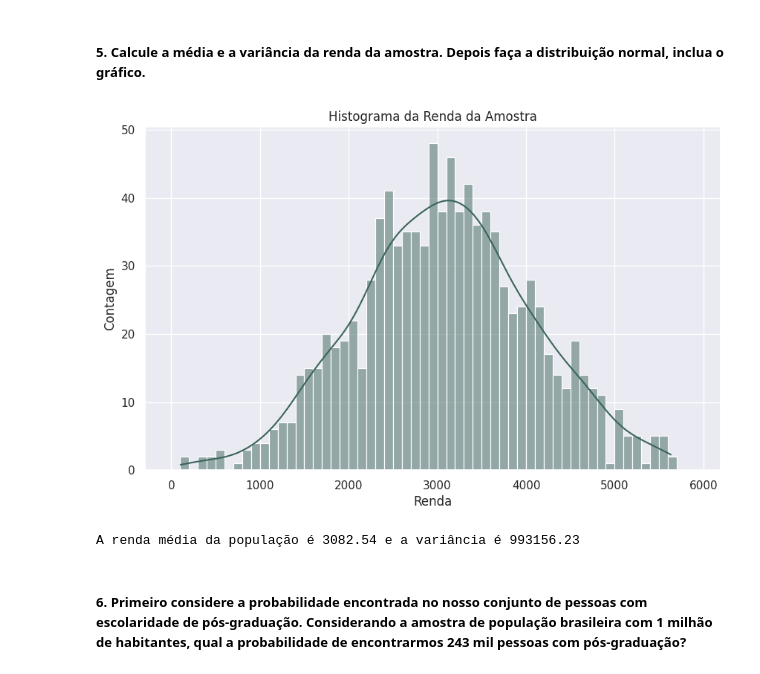
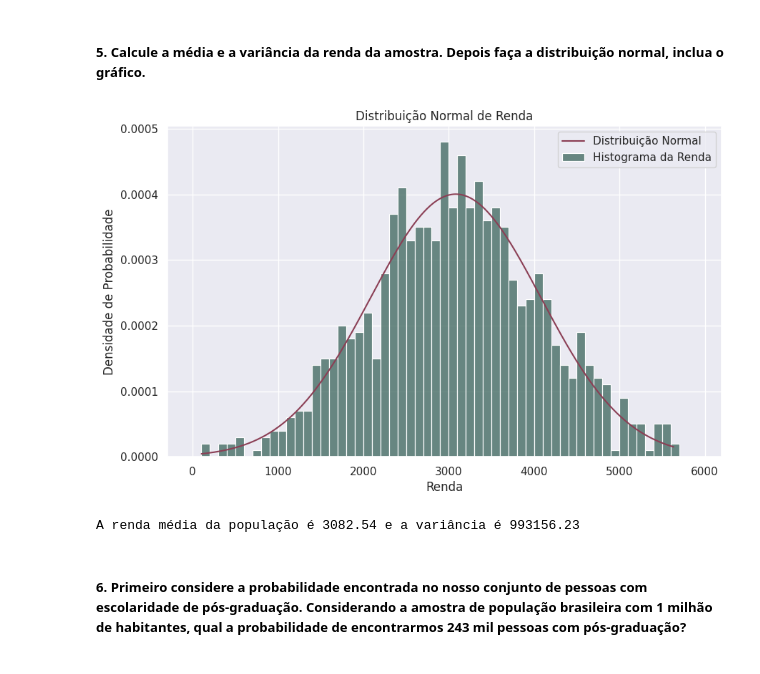
Before and after one commit to adhalya/estatistica_probabilidade_e_amostragem, a Jupyter notebook: DESAFIO_Probabilidade_e_Amostragem.ipynb, the cells around one changed output. Cells and saved outputs as stored; diff of their text form; code cells hidden in the pictures.

```diff
--- a/DESAFIO_Probabilidade_e_Amostragem.ipynb
+++ b/DESAFIO_Probabilidade_e_Amostragem.ipynb
@@ -168,24 +171,37 @@ Densidade de probabilidade por faixa de renda:
 # %%
 # Calculando a média de renda
 renda_media = np.mean(df["renda"])
 
 # Calculando a variancia
 variancia_renda = df["renda"].var()
 
+# Limites da distribuição
+menor_renda = df["renda"].min()
+maior_renda = df["renda"].max()
+
+# Valores de renda para a distribuição
+x = np.linspace(menor_renda, maior_renda, 1000)
+
+# Calculando a função de densidade de probabilidade
+f_dens_prob = norm.pdf(x, renda_media, np.sqrt(variancia_renda))
+
+
 # Configurando o estilo do seaborn
 sns.set_theme()
 
 # Criando o histograma com Seaborn
 plt.figure(figsize=(10, 6))
-sns.histplot(data=df, x='renda', bins=range(0, 6000, 100), kde=True, color="#3b655c")
-plt.title("Histograma da Renda da Amostra")
+plt.plot(x, f_dens_prob, label='Distribuição Normal', color="#8b3f55")
+sns.histplot(df["renda"], bins=range(0, 6000, 100), color="#3b655c", label="Histograma da Renda", stat="density")
+plt.title("Distribuição Normal de Renda")
 plt.xlabel("Renda")
-plt.ylabel("Contagem")
+plt.ylabel("Densidade de Probabilidade")
+plt.legend()
 plt.show()
 
 print(f"\nA renda média da população é {renda_media:.2f} e a variância é {variancia_renda:.2f}")
 # %% [output]
-[figure, old version]
+[figure, new version]
 A renda média da população é 3082.54 e a variância é 993156.23
 # %% [markdown]
 ##### 6. Primeiro considere a probabilidade encontrada no nosso conjunto de pessoas com escolaridade de pós-graduação. Considerando a amostra de população brasileira com 1 milhão de habitantes, qual a probabilidade de encontrarmos 243 mil pessoas com pós-graduação?
```
Also changed, not shown: parts of 3 cells of this notebook.
